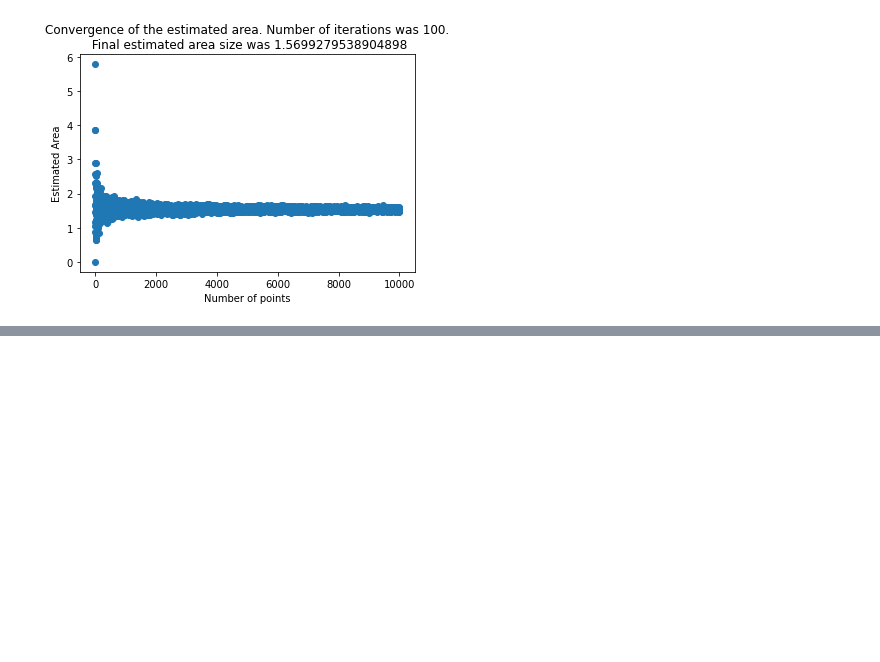
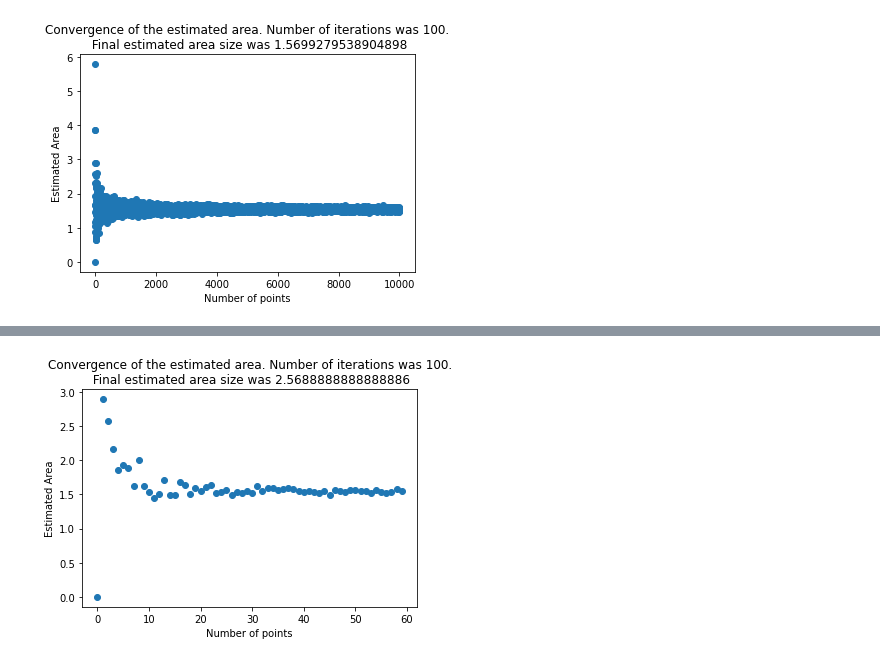
Before and after one commit to Caesar-blip/stochsim_assignment1, a Jupyter notebook: assignment1.ipynb, the cells around one changed output, grey strips where cells are left out. Cells and saved outputs as stored; diff of their text form; code cells hidden in the pictures; blank space fills up the shorter version.

```diff
--- a/assignment1.ipynb
+++ b/assignment1.ipynb
@@ -127,0 +153,18 @@ simulator.run_sim()
+# %%
+inputPointSize = 60
+inputPoint = np.arange(inputPointSize)
+np.random.shuffle(inputPoint)
+resultsPoint = Parallel(n_jobs=8)(delayed(monteCarloOrtho)(precision = 100, width = i+1)
+                                      for i in notebook.tqdm(inputPoint))
+
+arrPoint = np.array(resultsPoint)
+errorPoint = abs(arrPoint - arrPoint[np.where(inputPoint == inputPointSize-1)][0])
+pointResult = np.array((inputPoint, arrPoint, errorPoint))
+# %%
+plt.scatter(pointResult[0], pointResult[1])
+plt.ylabel("Estimated Area")
+plt.xlabel("Number of points")
+plt.title(f"Convergence of the estimated area. Number of iterations was 100.\n Final estimated area size was {arrPoint[-1]}")
+plt.savefig("pointsAreaOrtho.jpg")
+# %% [output]
+[figure, added]
```
Also changed, not shown: parts of 6 cells of this notebook, 3 other files.
